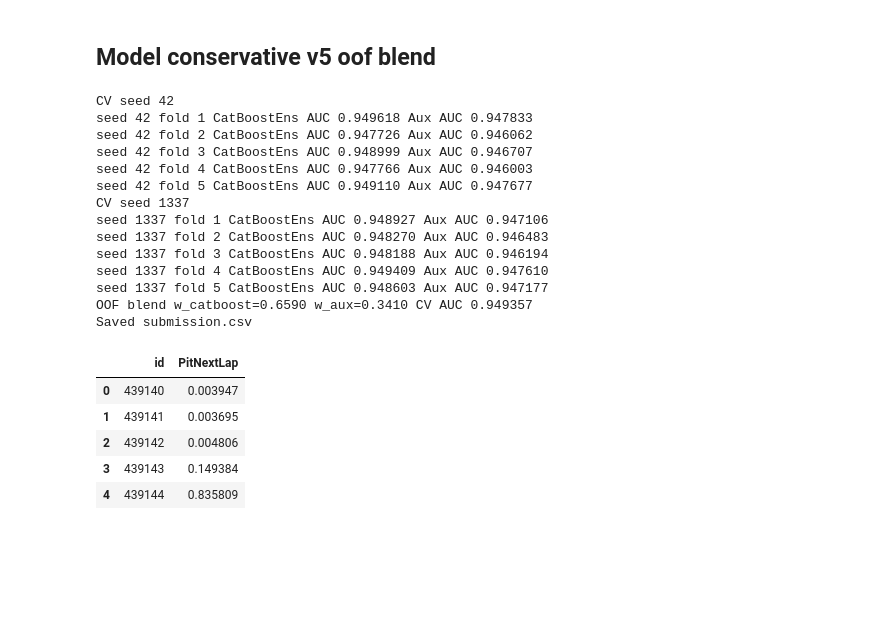
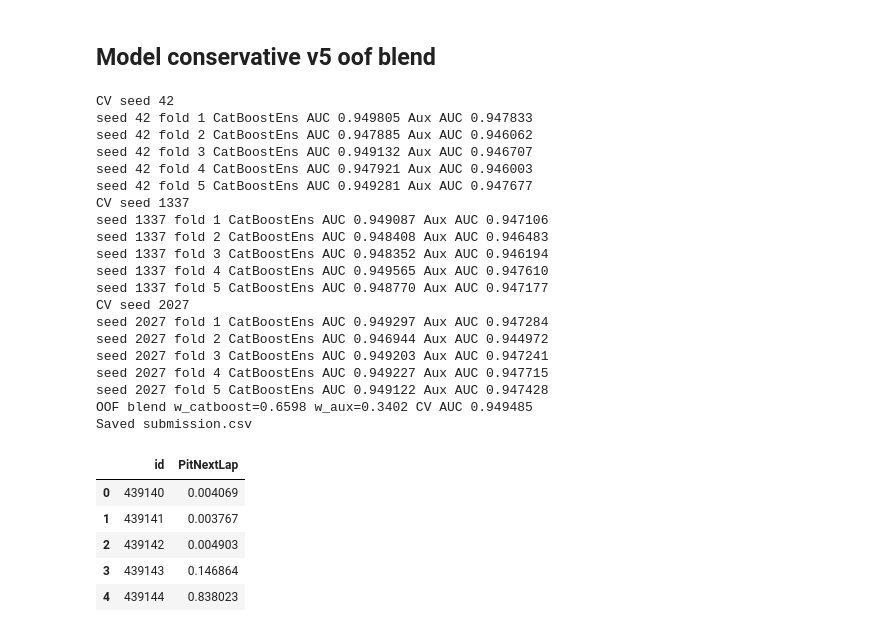
Before and after one commit to oivler/kaggle-f1-pit-stops, a Jupyter notebook: model.ipynb, the cells around one changed output. Drawn from its saved outputs; the diff is of its cells as text; code cells hidden in the pictures; blank space fills up the shorter version.

```diff
--- a/model.ipynb
+++ b/model.ipynb
@@ -670,6 +670,8 @@ param_list = [
     {'loss_function': 'Logloss', 'eval_metric': 'AUC', 'learning_rate': 0.07, 'depth': 5, 'iterations': 700, 'l2_leaf_reg': 3, 'random_strength': 0.7, 'subsample': 0.96, 'bootstrap_type': 'Bernoulli', 'random_state': 2718, 'verbose': False},
     {'loss_function': 'Logloss', 'eval_metric': 'AUC', 'learning_rate': 0.032, 'depth': 8, 'iterations': 1450, 'l2_leaf_reg': 10, 'random_strength': 1.4, 'subsample': 0.82, 'bootstrap_type': 'Bernoulli', 'random_state': 808, 'verbose': False},
     {'loss_function': 'Logloss', 'eval_metric': 'AUC', 'learning_rate': 0.048, 'depth': 6, 'iterations': 1100, 'l2_leaf_reg': 8, 'random_strength': 0.95, 'subsample': 0.9, 'bootstrap_type': 'Bernoulli', 'random_state': 1601, 'verbose': False},
+    {'loss_function': 'Logloss', 'eval_metric': 'AUC', 'learning_rate': 0.036, 'depth': 8, 'iterations': 1600, 'l2_leaf_reg': 11, 'random_strength': 1.5, 'bootstrap_type': 'Bayesian', 'bagging_temperature': 1.2, 'random_state': 2401, 'verbose': False},
+    {'loss_function': 'Logloss', 'eval_metric': 'AUC', 'learning_rate': 0.058, 'depth': 6, 'iterations': 980, 'l2_leaf_reg': 6, 'random_strength': 0.9, 'subsample': 0.92, 'bootstrap_type': 'Bernoulli', 'random_state': 9871, 'verbose': False},
 ]
 
 try:
@@ -678,7 +680,7 @@ try:
 except Exception:
     has_lgb = False
 
-CV_SEEDS = [42, 1337]
+CV_SEEDS = [42, 1337, 2027]
 
 def single_seed_cv(seed_cv):
     skf = StratifiedKFold(n_splits=5, shuffle=True, random_state=seed_cv)
@@ -784,15 +786,15 @@ if has_catboost:
 
     best_w = 1.0
     best_auc = roc_auc_score(y, oof_cb)
-    for w in np.linspace(0.0, 1.0, 201):
+    for w in np.linspace(0.0, 1.0, 301):
         blend_oof = w * oof_cb + (1.0 - w) * oof_aux
         auc = roc_auc_score(y, blend_oof)
         if auc > best_auc:
             best_auc = auc
             best_w = w
-    lo = max(0.0, best_w - 0.04)
-    hi = min(1.0, best_w + 0.04)
-    for w in np.linspace(lo, hi, 161):
+    lo = max(0.0, best_w - 0.03)
+    hi = min(1.0, best_w + 0.03)
+    for w in np.linspace(lo, hi, 241):
         blend_oof = w * oof_cb + (1.0 - w) * oof_aux
         auc = roc_auc_score(y, blend_oof)
         if auc > best_auc:
@@ -803,46 +805,52 @@ if has_catboost:
 else:
     skf = StratifiedKFold(n_splits=5, shuffle=True, random_state=CV_SEEDS[0])
     oof_lr = np.zeros(len(train))
     test_lr = np.zeros(len(test))
     for fold, (tr_idx, va_idx) in enumerate(skf.split(X, y), 1):
         X_tr, X_va = X.iloc[tr_idx], X.iloc[va_idx]
         y_tr, y_va = y.iloc[tr_idx], y.iloc[va_idx]
         preprocessor = ColumnTransformer(
             transformers=[
                 ('num', Pipeline([('imp', SimpleImputer(strategy='median'))]), num_features),
                 ('cat', Pipeline([('imp', SimpleImputer(strategy='most_frequent')), ('ohe', OneHotEncoder(handle_unknown='ignore'))]), cat_features),
             ],
             remainder='drop',
         )
         model = Pipeline([('prep', preprocessor), ('clf', LogisticRegression(max_iter=1000, n_jobs=-1))])
         model.fit(X_tr, y_tr)
         oof_lr[va_idx] = model.predict_proba(X_va)[:, 1]
         test_lr += model.predict_proba(X_test)[:, 1] / skf.n_splits
     test_final = test_lr
     print('CV AUC LR only:', roc_auc_score(y, oof_lr))
 
 submission = pd.DataFrame({'id': test['id'], 'PitNextLap': test_final})
 submission.to_csv('submission.csv', index=False)
 print('Saved submission.csv')
 display(submission.head())
 # %% [output]
 CV seed 42
-seed 42 fold 1 CatBoostEns AUC 0.949618 Aux AUC 0.947833
-seed 42 fold 2 CatBoostEns AUC 0.947726 Aux AUC 0.946062
-seed 42 fold 3 CatBoostEns AUC 0.948999 Aux AUC 0.946707
-seed 42 fold 4 CatBoostEns AUC 0.947766 Aux AUC 0.946003
-seed 42 fold 5 CatBoostEns AUC 0.949110 Aux AUC 0.947677
+seed 42 fold 1 CatBoostEns AUC 0.949805 Aux AUC 0.947833
+seed 42 fold 2 CatBoostEns AUC 0.947885 Aux AUC 0.946062
+seed 42 fold 3 CatBoostEns AUC 0.949132 Aux AUC 0.946707
+seed 42 fold 4 CatBoostEns AUC 0.947921 Aux AUC 0.946003
+seed 42 fold 5 CatBoostEns AUC 0.949281 Aux AUC 0.947677
 CV seed 1337
-seed 1337 fold 1 CatBoostEns AUC 0.948927 Aux AUC 0.947106
-seed 1337 fold 2 CatBoostEns AUC 0.948270 Aux AUC 0.946483
-seed 1337 fold 3 CatBoostEns AUC 0.948188 Aux AUC 0.946194
-seed 1337 fold 4 CatBoostEns AUC 0.949409 Aux AUC 0.947610
-seed 1337 fold 5 CatBoostEns AUC 0.948603 Aux AUC 0.947177
-OOF blend w_catboost=0.6590 w_aux=0.3410 CV AUC 0.949357
+seed 1337 fold 1 CatBoostEns AUC 0.949087 Aux AUC 0.947106
+seed 1337 fold 2 CatBoostEns AUC 0.948408 Aux AUC 0.946483
+seed 1337 fold 3 CatBoostEns AUC 0.948352 Aux AUC 0.946194
+seed 1337 fold 4 CatBoostEns AUC 0.949565 Aux AUC 0.947610
+seed 1337 fold 5 CatBoostEns AUC 0.948770 Aux AUC 0.947177
+CV seed 2027
+seed 2027 fold 1 CatBoostEns AUC 0.949297 Aux AUC 0.947284
+seed 2027 fold 2 CatBoostEns AUC 0.946944 Aux AUC 0.944972
+seed 2027 fold 3 CatBoostEns AUC 0.949203 Aux AUC 0.947241
+seed 2027 fold 4 CatBoostEns AUC 0.949227 Aux AUC 0.947715
+seed 2027 fold 5 CatBoostEns AUC 0.949122 Aux AUC 0.947428
+OOF blend w_catboost=0.6598 w_aux=0.3402 CV AUC 0.949485
 Saved submission.csv
 |  | id | PitNextLap |
-| 0 | 439140 | 0.003947 |
-| 1 | 439141 | 0.003695 |
-| 2 | 439142 | 0.004806 |
-| 3 | 439143 | 0.149384 |
-| 4 | 439144 | 0.835809 |
+| 0 | 439140 | 0.004069 |
+| 1 | 439141 | 0.003767 |
+| 2 | 439142 | 0.004903 |
+| 3 | 439143 | 0.146864 |
+| 4 | 439144 | 0.838023 |
```
Also changed, not shown: parts of 2 cells of this notebook.
